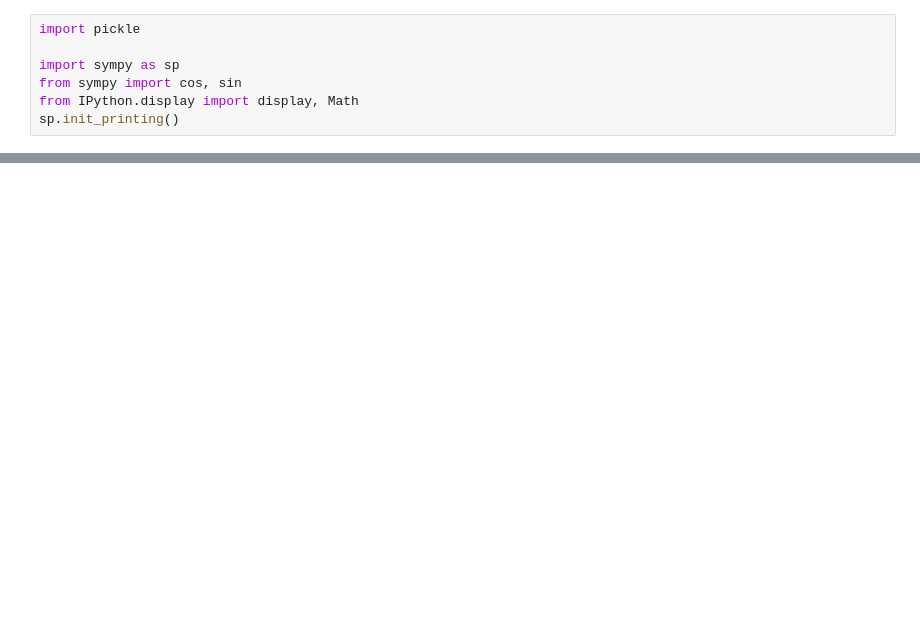
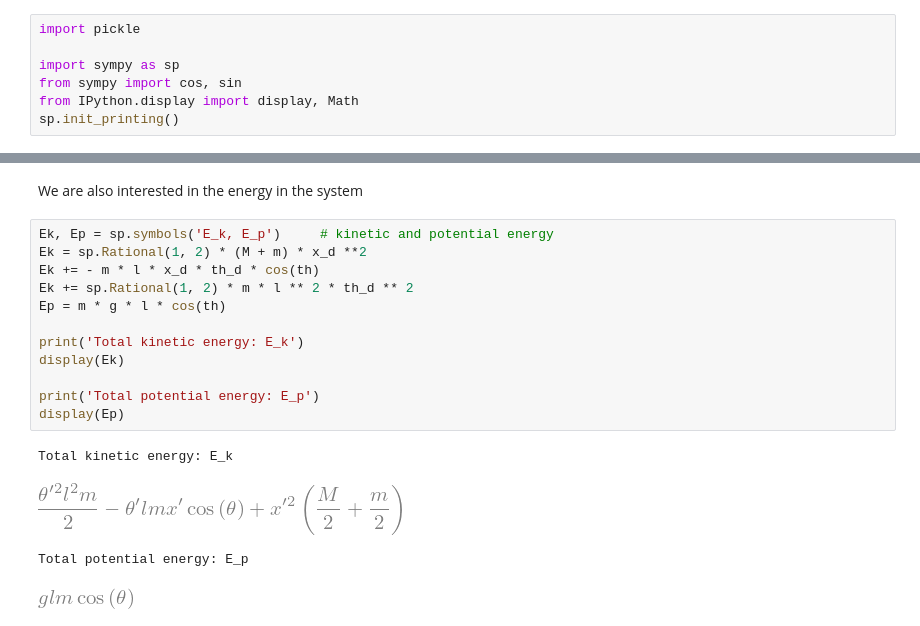
Before and after one commit to Martin-Ansteensen/cart-pole, a Jupyter notebook: dynamics.ipynb, the cells around one changed output, grey strips where cells are left out. Cells and saved outputs as stored; diff of their text form; blank space fills up the shorter version.

```diff
--- a/dynamics.ipynb
+++ b/dynamics.ipynb
@@ -86 +177,20 @@ Jacobian wrt. the states: df / dz
+# %% [markdown]
+We are also interested in the energy in the system
+# %%
+Ek, Ep = sp.symbols('E_k, E_p')     # kinetic and potential energy
+Ek = sp.Rational(1, 2) * (M + m) * x_d **2
+Ek += - m * l * x_d * th_d * cos(th)
+Ek += sp.Rational(1, 2) * m * l ** 2 * th_d ** 2
+Ep = m * g * l * cos(th)
+
+print('Total kinetic energy: E_k')
+display(Ek)
+
+print('Total potential energy: E_p')
+display(Ep)
+# %% [output]
+Total kinetic energy: E_k
+[figure, added]
+Total potential energy: E_p
+[figure, added]
 # %% [markdown]
```
Also changed, not shown: parts of 11 cells of this notebook, 6 other files.
